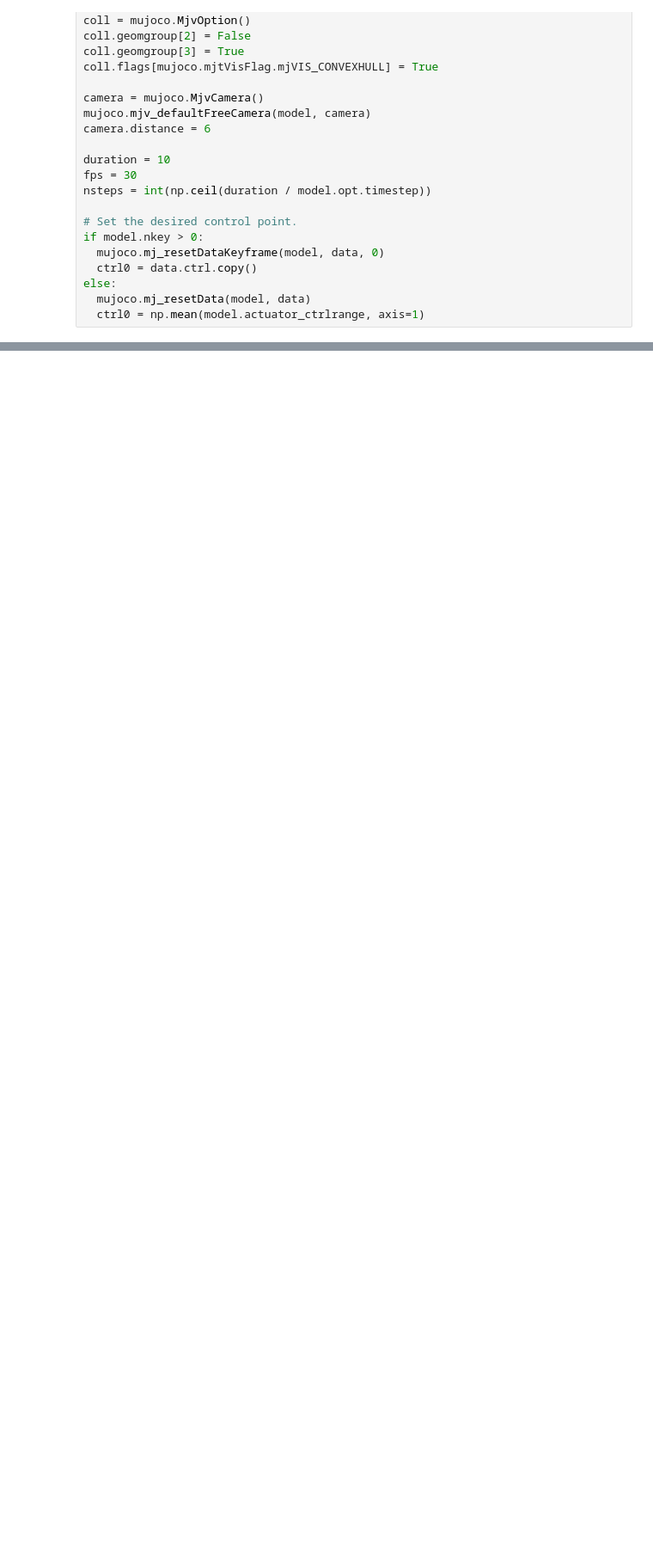
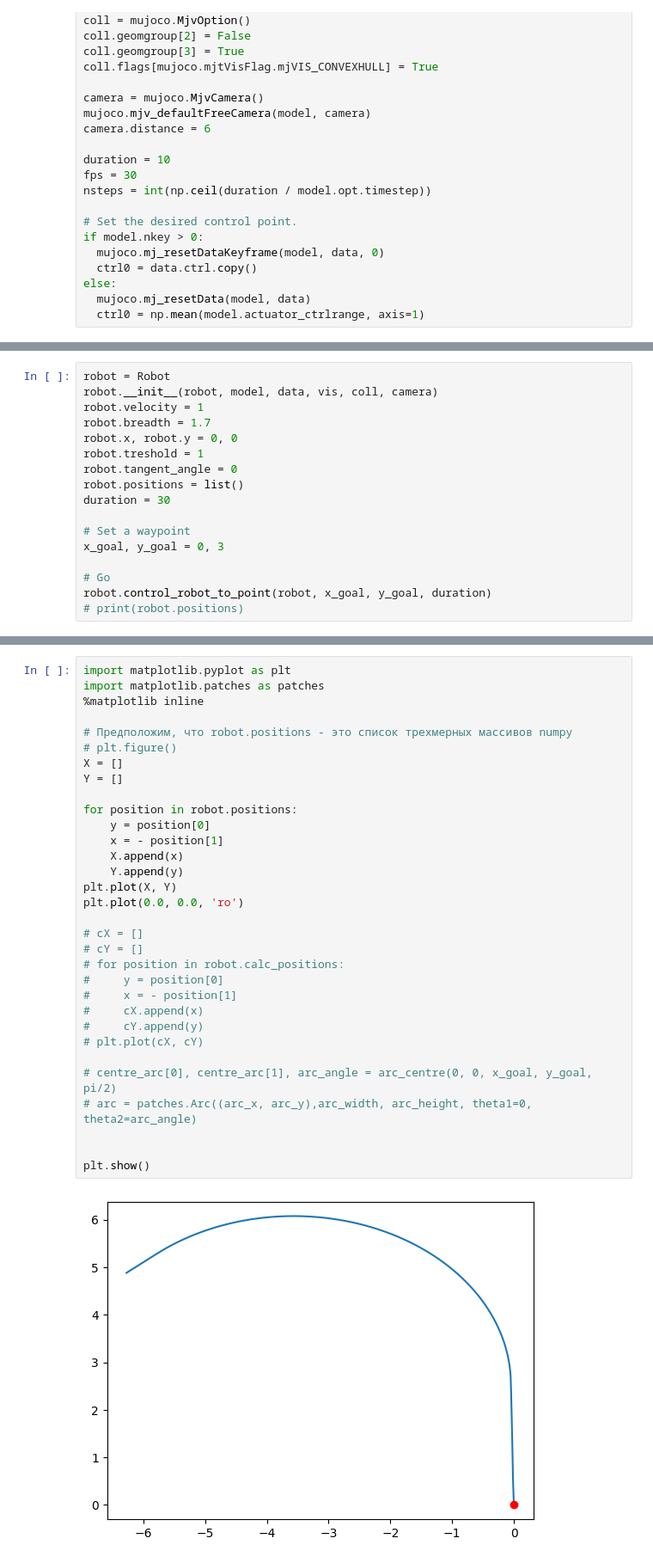
Before and after one commit to InteRoGard/wheeled_robots_intro, a Jupyter notebook: hw_2/main.ipynb, the cells around one changed output, grey strips where cells are left out. Shown: that part at 86% size. Saved outputs shown, nothing was run; the diff lists cells and outputs as text; blank space fills up the shorter version.

```diff
--- a/hw_2/main.ipynb
+++ b/hw_2/main.ipynb
@@ -331,0 +210,17 @@ print(robot.positioins)
+# %%
+robot = Robot
+robot.__init__(robot, model, data, vis, coll, camera)
+robot.velocity = 1
+robot.breadth = 1.7
+robot.x, robot.y = 0, 0
+robot.treshold = 1
+robot.tangent_angle = 0
+robot.positions = list()
+duration = 30
+
+# Set a waypoint
+x_goal, y_goal = 0, 3
+
+# Go
+robot.control_robot_to_point(robot, x_goal, y_goal, duration)
+# print(robot.positions)
@@ -331,0 +232,34 @@ print(robot.positioins)
+# %%
+import matplotlib.pyplot as plt
+import matplotlib.patches as patches
+%matplotlib inline
+
+# Предположим, что robot.positions - это список трехмерных массивов numpy
+# plt.figure()
+X = []
+Y = []
+
+for position in robot.positions:
+    y = position[0]
+    x = - position[1]
+    X.append(x)
+    Y.append(y)
+plt.plot(X, Y)
+plt.plot(0.0, 0.0, 'ro')
+
+# cX = []
+# cY = []
+# for position in robot.calc_positions:
+#     y = position[0]
+#     x = - position[1]
+#     cX.append(x)
+#     cY.append(y)
+# plt.plot(cX, cY)
+
+# centre_arc[0], centre_arc[1], arc_angle = arc_centre(0, 0, x_goal, y_goal, pi/2)
+# arc = patches.Arc((arc_x, arc_y),arc_width, arc_height, theta1=0, theta2=arc_angle)
+
+
+plt.show()
+# %% [output]
+[figure, added]
```
Also changed, not shown: parts of 8 cells of this notebook.
